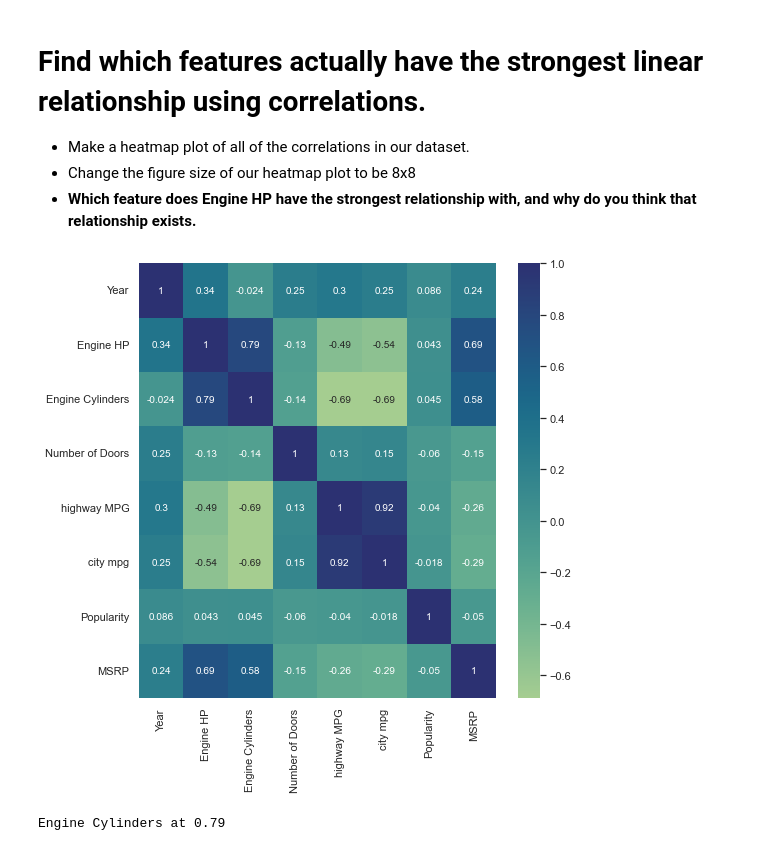
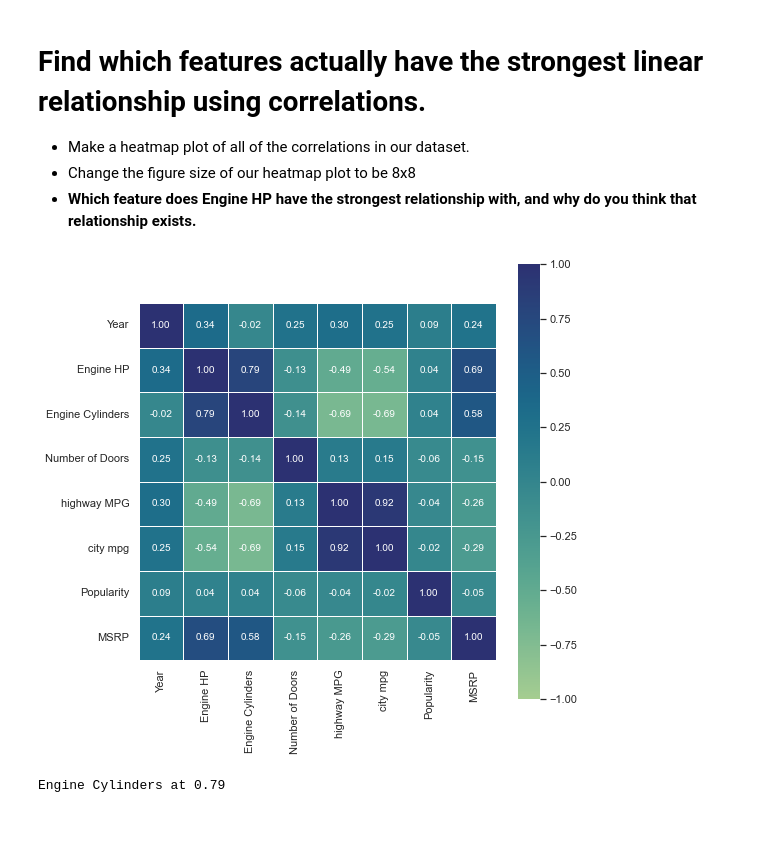
Before and after one commit to Falselysium/my-fork-2023-fall-data-science, a Jupyter notebook: Week-02-Data-Viz-EDA/Exercise-AZ.ipynb, the cells around one changed output. Saved outputs shown, nothing was run; the diff lists cells and outputs as text; code cells hidden in the pictures; blank space fills up the shorter version.

```diff
--- a/Week-02-Data-Viz-EDA/Exercise-AZ.ipynb
+++ b/Week-02-Data-Viz-EDA/Exercise-AZ.ipynb
@@ -210,12 +213,17 @@ highway mpg and city mpg
 # %%
 # * Make a heatmap plot of all of the correlations in our dataset.
 # * Change the figure size of our heatmap plot to be 8x8
 plt.figure(figsize=(8,8))
 sns.heatmap(df.corr(),
             annot=True,
-            cmap='crest');
+            cmap='crest',
+            vmin=-1,
+            vmax=1,
+            linewidths=.5,
+            square=True,
+            fmt='.2f');
 # %% [output]
-[figure, old version]
+[figure, new version]
 # %%
 # Which feature does Engine HP have the strongest relationship with, and why do you think that relationship exists.
 
```
Also changed, not shown: parts of 5 cells of this notebook.
